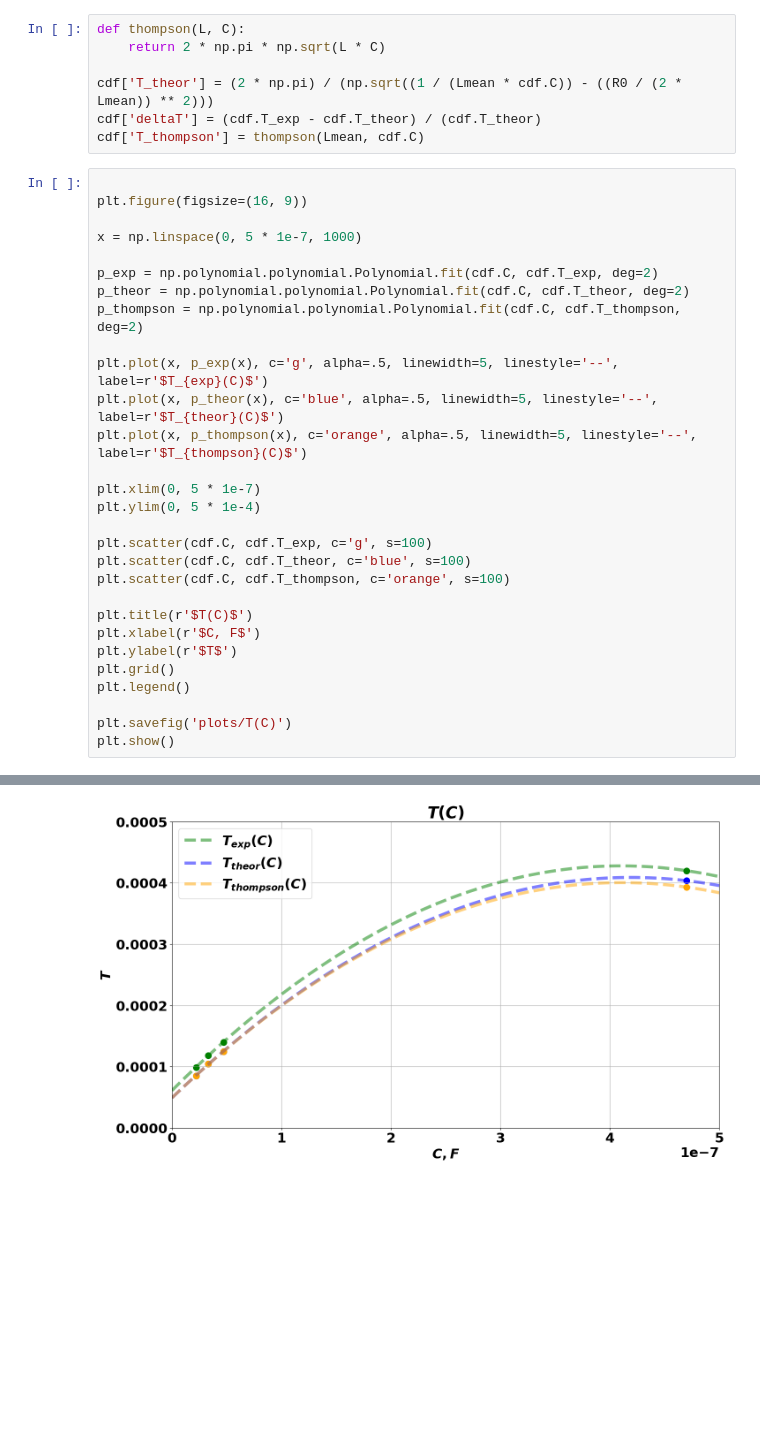
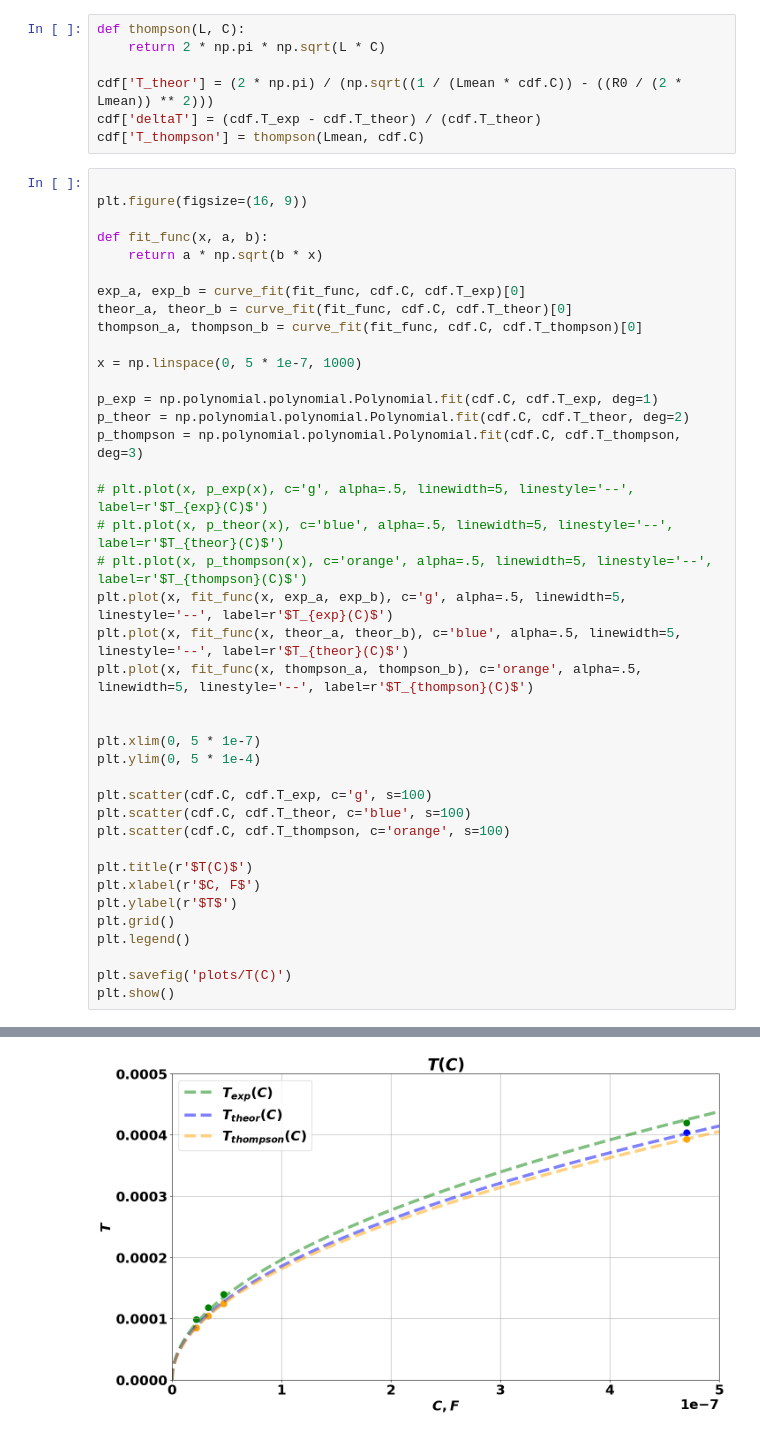
Before and after one commit to currantino/physics-3-10, a Jupyter notebook: 3-10.ipynb, the cells around one changed output, grey strips where cells are left out. Cells and saved outputs as stored; diff of their text form; blank space fills up the shorter version.

Commit message:
fix T(C) plot again

```diff
--- a/3-10.ipynb
+++ b/3-10.ipynb
@@ -111,15 +111,26 @@ cdf['T_thompson'] = thompson(Lmean, cdf.C)
 
 plt.figure(figsize=(16, 9))
 
+def fit_func(x, a, b):
+    return a * np.sqrt(b * x)
+
+exp_a, exp_b = curve_fit(fit_func, cdf.C, cdf.T_exp)[0]
+theor_a, theor_b = curve_fit(fit_func, cdf.C, cdf.T_theor)[0]
+thompson_a, thompson_b = curve_fit(fit_func, cdf.C, cdf.T_thompson)[0]
+
 x = np.linspace(0, 5 * 1e-7, 1000)
 
-p_exp = np.polynomial.polynomial.Polynomial.fit(cdf.C, cdf.T_exp, deg=2)
+p_exp = np.polynomial.polynomial.Polynomial.fit(cdf.C, cdf.T_exp, deg=1)
 p_theor = np.polynomial.polynomial.Polynomial.fit(cdf.C, cdf.T_theor, deg=2)
-p_thompson = np.polynomial.polynomial.Polynomial.fit(cdf.C, cdf.T_thompson, deg=2)
+p_thompson = np.polynomial.polynomial.Polynomial.fit(cdf.C, cdf.T_thompson, deg=3)
 
-plt.plot(x, p_exp(x), c='g', alpha=.5, linewidth=5, linestyle='--', label=r'$T_{exp}(C)$')
-plt.plot(x, p_theor(x), c='blue', alpha=.5, linewidth=5, linestyle='--', label=r'$T_{theor}(C)$')
-plt.plot(x, p_thompson(x), c='orange', alpha=.5, linewidth=5, linestyle='--', label=r'$T_{thompson}(C)$')
+# plt.plot(x, p_exp(x), c='g', alpha=.5, linewidth=5, linestyle='--', label=r'$T_{exp}(C)$')
+# plt.plot(x, p_theor(x), c='blue', alpha=.5, linewidth=5, linestyle='--', label=r'$T_{theor}(C)$')
+# plt.plot(x, p_thompson(x), c='orange', alpha=.5, linewidth=5, linestyle='--', label=r'$T_{thompson}(C)$')
+plt.plot(x, fit_func(x, exp_a, exp_b), c='g', alpha=.5, linewidth=5, linestyle='--', label=r'$T_{exp}(C)$')
+plt.plot(x, fit_func(x, theor_a, theor_b), c='blue', alpha=.5, linewidth=5, linestyle='--', label=r'$T_{theor}(C)$')
+plt.plot(x, fit_func(x, thompson_a, thompson_b), c='orange', alpha=.5, linewidth=5, linestyle='--', label=r'$T_{thompson}(C)$')
+
 
 plt.xlim(0, 5 * 1e-7)
 plt.ylim(0, 5 * 1e-4)
@@ -140 +153 @@ plt.show()
-[figure, old version]
+[figure, new version]
```
Also changed, not shown: parts of 5 cells of this notebook, 4 other files.
